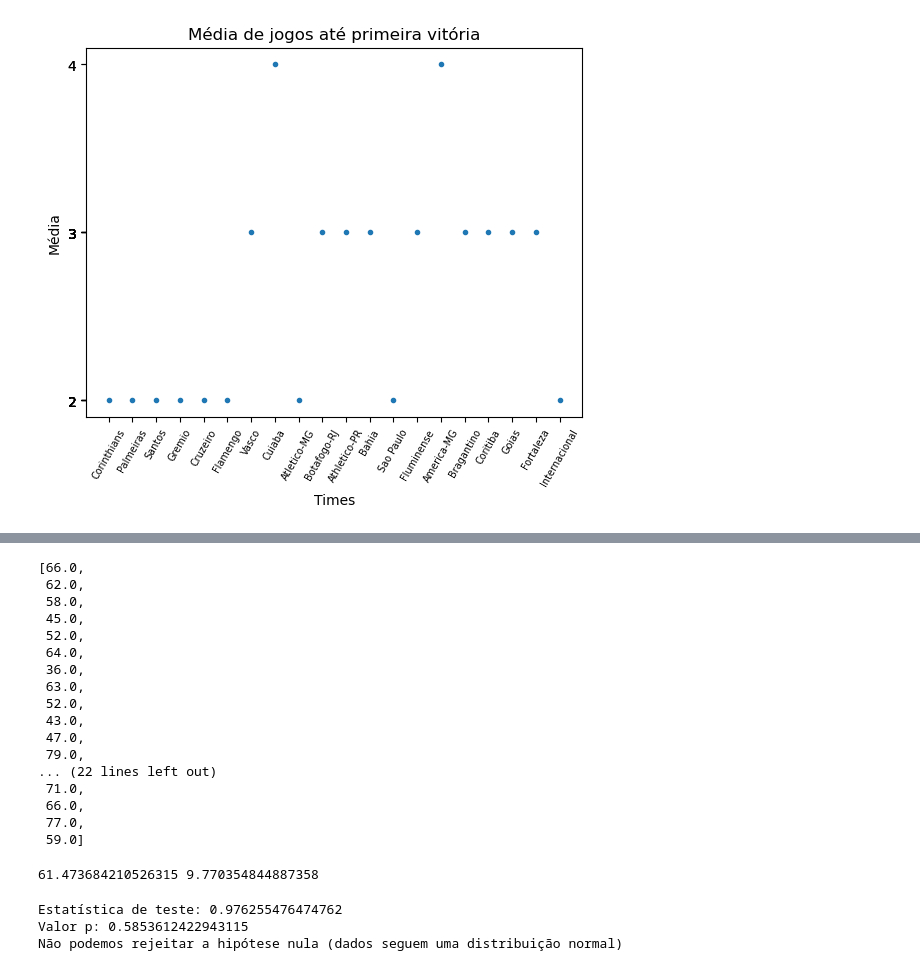
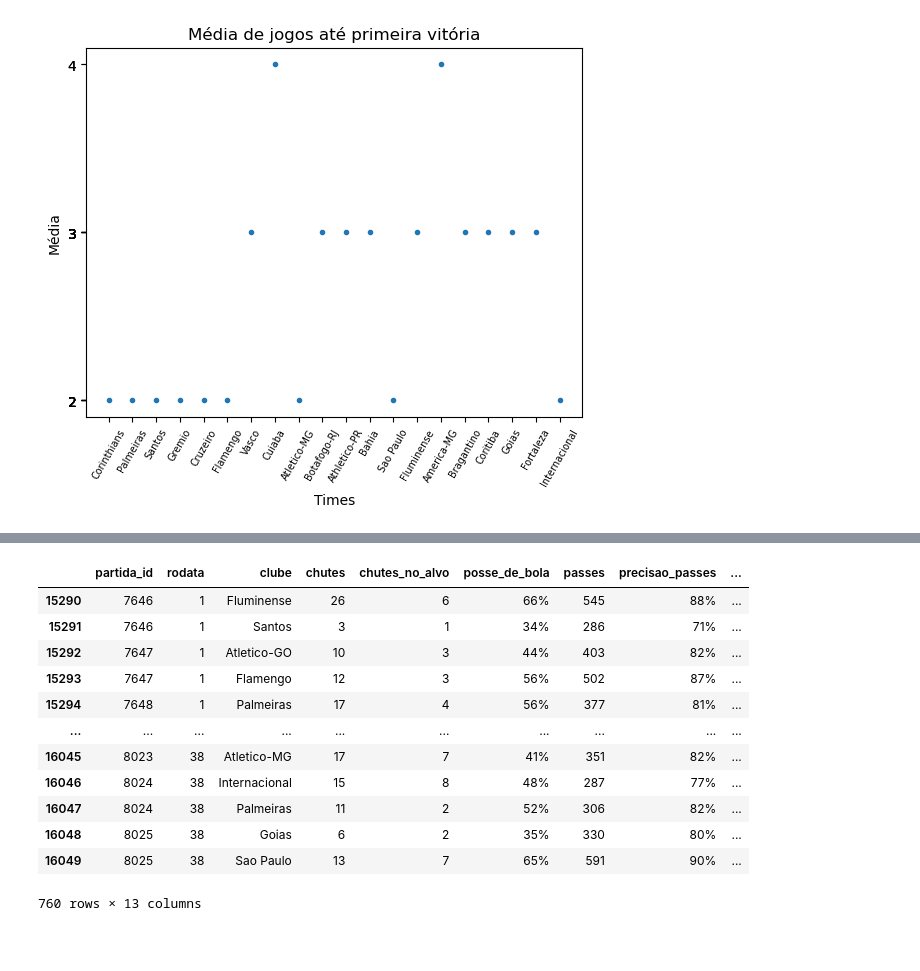
Before and after one commit to herozandn/estatistica_2, a Jupyter notebook: Códigos/Texto.ipynb, the cells around one changed output, grey strips where cells are left out. Drawn from its saved outputs; the diff is of its cells as text; code cells hidden in the pictures; blank space fills up the shorter version.

```diff
--- a/Códigos/Texto.ipynb
+++ b/Códigos/Texto.ipynb
@@ -200,53 +189,21 @@ bra.head()
-# %%
-posse = bra['posse_de_bola'].tolist()
-posse = [float(valor.strip('%')) for valor in posse]
-posse
-# %% [output]
-[66.0,
- 62.0,
- 58.0,
- 45.0,
- 52.0,
- 64.0,
- 36.0,
- 63.0,
- 52.0,
- 43.0,
- 47.0,
- 79.0,
-... (22 lines left out)
- 71.0,
- 66.0,
- 77.0,
- 59.0]
-# %%
-media = np.mean(posse)
-
-dp = np.std(posse)
-print(media, dp)
-# %% [output]
-61.473684210526315 9.770354844887358
-# %%
-from scipy.stats import shapiro
-import numpy as np
-
-# Gere alguns dados fictícios para o exemplo
-dados_posse_bola = np.random.normal(media, dp, 10000)  # Distribuição normal com média 0 e desvio padrão 1
-
-# Realize o teste de Shapiro-Wilk
-stat, p_valor = shapiro(posse)
-
-# Imprima os resultados
-print(f'Estatística de teste: {stat}')
-print(f'Valor p: {p_valor}')
-
-# Verifique se rejeitamos a hipótese nula
-alfa = 0.05
-if p_valor > alfa:
-    print('Não podemos rejeitar a hipótese nula (dados seguem uma distribuição normal)')
-else:
-    print('Rejeitamos a hipótese nula (dados não seguem uma distribuição normal)')
-# %% [output]
-Estatística de teste: 0.976255476474762
-Valor p: 0.5853612422943115
-Não podemos rejeitar a hipótese nula (dados seguem uma distribuição normal)
+# %%
+# Tabelas usadas nessa análise
+bra = cheio[cheio['partida_id'] >= 7646]
+bra
+
+gols = tabela[tabela['ID'] >= 7646]
+bra
+# %% [output]
+|  | partida_id | rodata | clube | chutes | chutes_no_alvo | posse_de_bola | passes | precisao_passes | ... |
+| 15290 | 7646 | 1 | Fluminense | 26 | 6 | 66% | 545 | 88% | ... |
+| 15291 | 7646 | 1 | Santos | 3 | 1 | 34% | 286 | 71% | ... |
+| 15292 | 7647 | 1 | Atletico-GO | 10 | 3 | 44% | 403 | 82% | ... |
+| 15293 | 7647 | 1 | Flamengo | 12 | 3 | 56% | 502 | 87% | ... |
+| 15294 | 7648 | 1 | Palmeiras | 17 | 4 | 56% | 377 | 81% | ... |
+| ... | ... | ... | ... | ... | ... | ... | ... | ... | ... |
+| 16045 | 8023 | 38 | Atletico-MG | 17 | 7 | 41% | 351 | 82% | ... |
+| 16046 | 8024 | 38 | Internacional | 15 | 8 | 48% | 287 | 77% | ... |
+| 16047 | 8024 | 38 | Palmeiras | 11 | 2 | 52% | 306 | 82% | ... |
+| 16048 | 8025 | 38 | Goias | 6 | 2 | 35% | 330 | 80% | ... |
+| 16049 | 8025 | 38 | Sao Paulo | 13 | 7 | 65% | 591 | 90% | ... |
+760 rows × 13 columns
```
Also changed, not shown: parts of 5 cells of this notebook.
